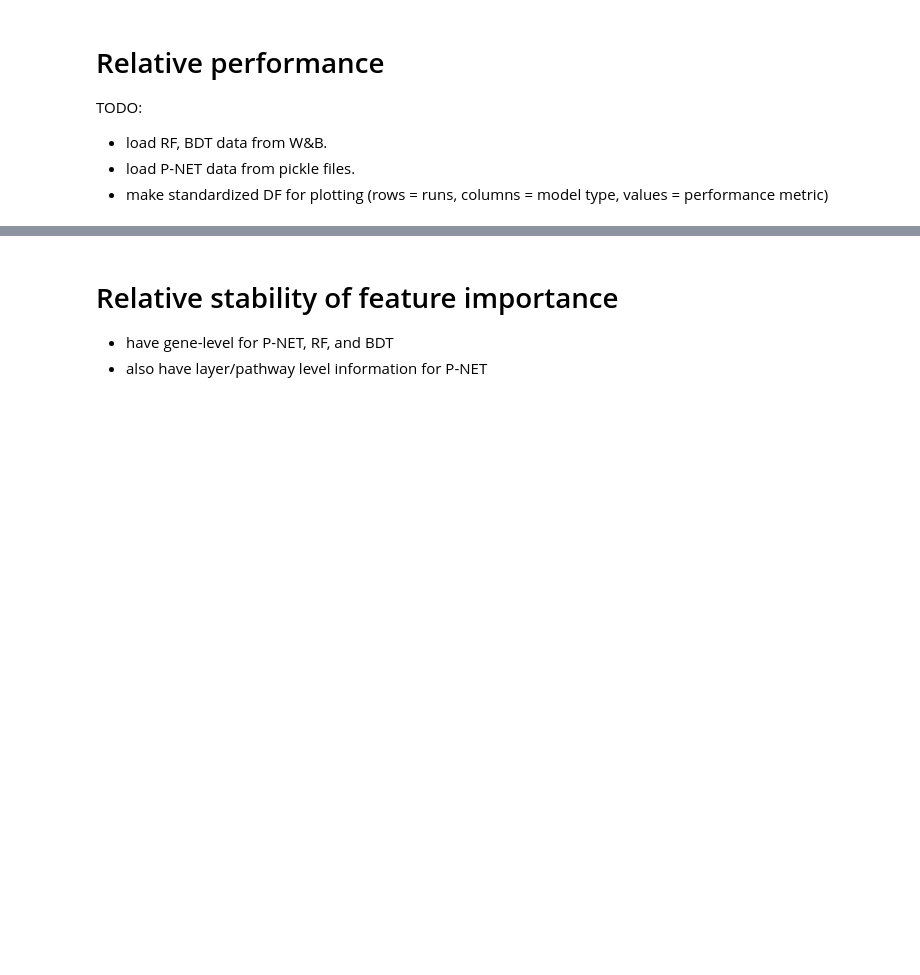
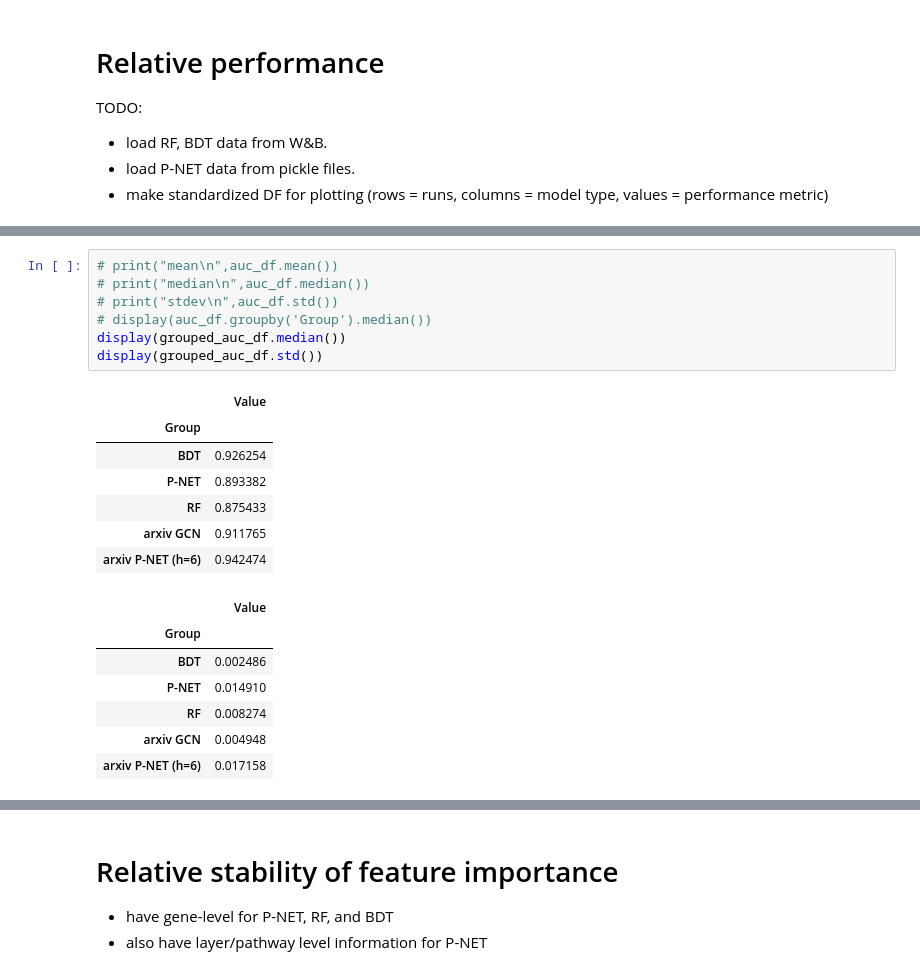
Before and after one commit to millergw/pnet, a Jupyter notebook: src/stability_and_performance_analysis.ipynb, the cells around one changed output, grey strips where cells are left out. Saved outputs shown, nothing was run; the diff lists cells and outputs as text; blank space fills up the shorter version.

```diff
--- a/src/stability_and_performance_analysis.ipynb
+++ b/src/stability_and_performance_analysis.ipynb
@@ -329,2 +224,24 @@ RF       0.008274
 dtype: float64
+# %%
+# print("mean\n",auc_df.mean())
+# print("median\n",auc_df.median())
+# print("stdev\n",auc_df.std())
+# display(auc_df.groupby('Group').median())
+display(grouped_auc_df.median())
+display(grouped_auc_df.std())
+# %% [output]
+|  | Value |
+| Group |  |
+| BDT | 0.926254 |
+| P-NET | 0.893382 |
+| RF | 0.875433 |
+| arxiv GCN | 0.911765 |
+| arxiv P-NET (h=6) | 0.942474 |
+|  | Value |
+| Group |  |
+| BDT | 0.002486 |
+| P-NET | 0.014910 |
+| RF | 0.008274 |
+| arxiv GCN | 0.004948 |
+| arxiv P-NET (h=6) | 0.017158 |
 # %%
```
Also changed, not shown: parts of 24 cells of this notebook, 5 other files.
